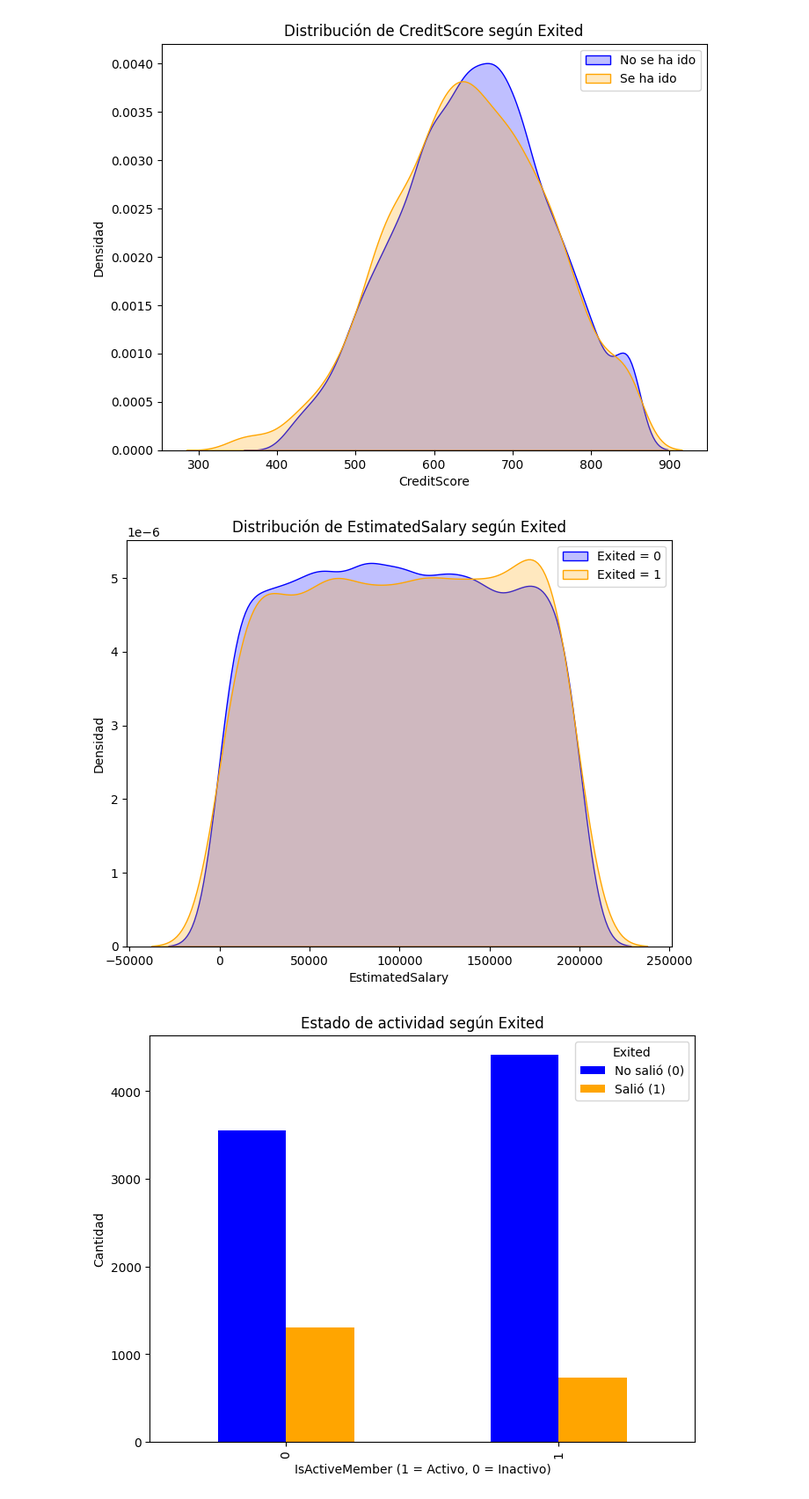
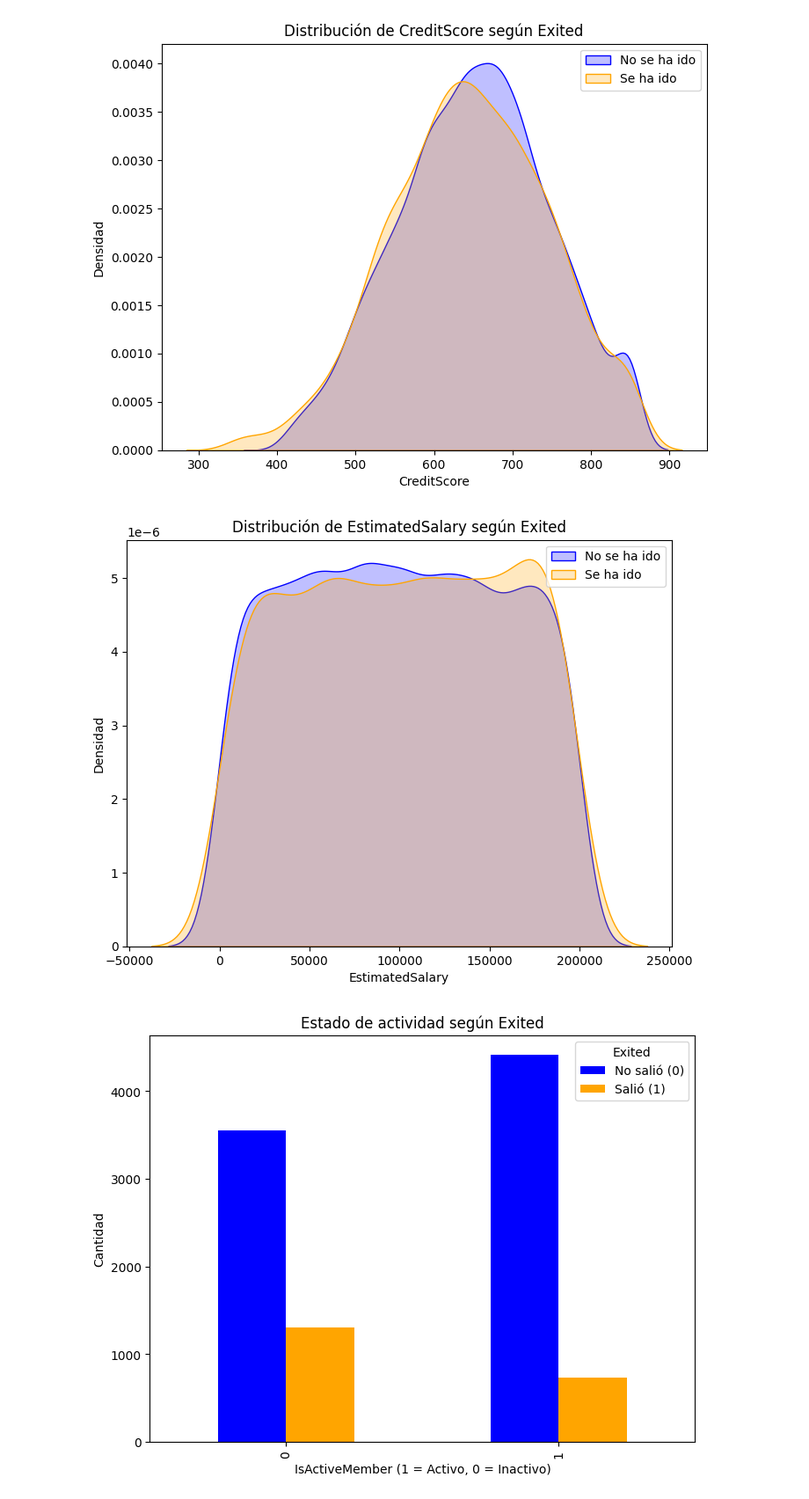
Before and after one commit to DJChincuini/Bank_Customer_Churn, a Jupyter notebook: EDA.ipynb, the cells around one changed output. Shown at 88% size. Drawn from its saved outputs; the diff is of its cells as text; code cells hidden in the pictures.

```diff
--- a/EDA.ipynb
+++ b/EDA.ipynb
@@ -150,15 +150,15 @@ plt.show()
 [figure]
 # %%
 plt.figure(figsize=(8, 6))
-sns.kdeplot(df[df['Exited'] == 0]['EstimatedSalary'], label='Exited = 0', fill=True, color='blue')
-sns.kdeplot(df[df['Exited'] == 1]['EstimatedSalary'], label='Exited = 1', fill=True, color='orange')
+sns.kdeplot(df[df['Exited'] == 0]['EstimatedSalary'], label='No se ha ido', fill=True, color='blue')
+sns.kdeplot(df[df['Exited'] == 1]['EstimatedSalary'], label='Se ha ido', fill=True, color='orange')
 plt.title('Distribución de EstimatedSalary según Exited')
 plt.xlabel('EstimatedSalary')
 plt.ylabel('Densidad')
 plt.legend()
 plt.show()
 # %% [output]
-[figure, old version]
+[figure, new version]
 # %%
 # Agrupo los datos
 grouped_data = df.groupby(['IsActiveMember', 'Exited']).size().unstack()
```
